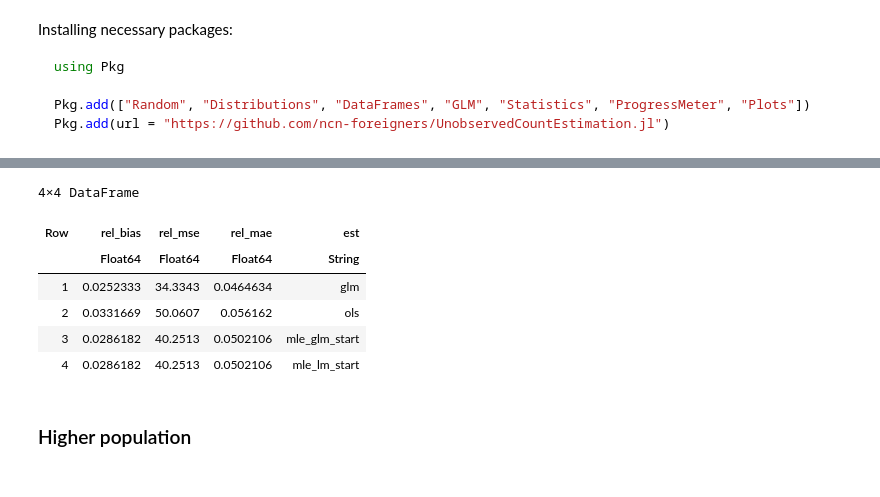
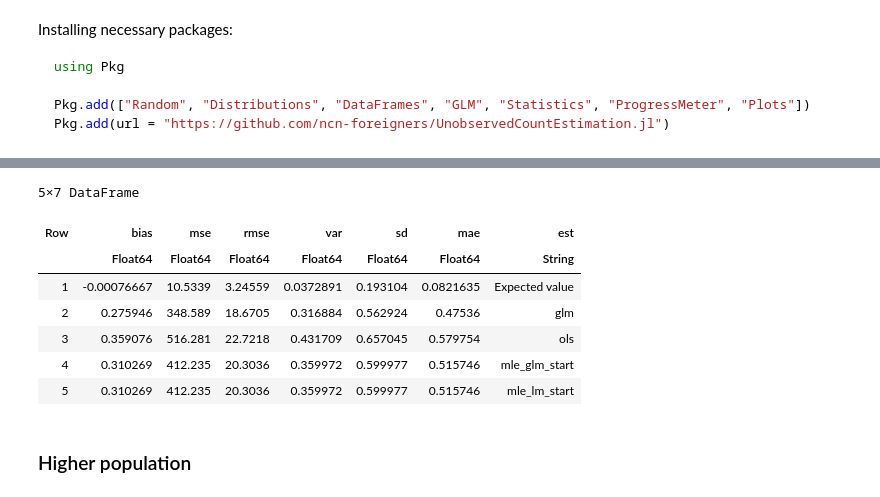
Before and after one commit to ncn-foreigners/Estimation-of-the-number-of-irregular-foreigners, a Jupyter notebook: original_model_sim.ipynb, the cells around one changed output, grey strips where cells are left out. Cells and saved outputs as stored; diff of their text form; code cells hidden in the pictures.

```diff
--- a/original_model_sim.ipynb
+++ b/original_model_sim.ipynb
@@ -89,18 +89,22 @@ DataFrame(
-# %%
-DataFrame(
-    rel_bias = [mean((df_res[:, 2] .- df_res[:, k]) ./ df_res[:, 2])        for k in 3:6],
-    rel_mse  = [mean(((df_res[:, 2] .- df_res[:, k]) .^ 2) ./ df_res[:, 2]) for k in 3:6],
-    rel_mae  = [mean(abs.(df_res[:, 2] .- df_res[:, k]) ./ df_res[:, 2])    for k in 3:6],
-    est      = ["glm", "ols", "mle_glm_start", "mle_lm_start"]
-)
-# %% [output]
-4×4 DataFrame
-| Row | rel_bias | rel_mse | rel_mae | est |
-|  | Float64 | Float64 | Float64 | String |
-| 1 | 0.0252333 | 34.3343 | 0.0464634 | glm |
-| 2 | 0.0331669 | 50.0607 | 0.056162 | ols |
-| 3 | 0.0286182 | 40.2513 | 0.0502106 | mle_glm_start |
-| 4 | 0.0286182 | 40.2513 | 0.0502106 | mle_lm_start |
+# %%
+DataFrame(
+    bias  = [mean((df_res[:, 1] .- df_res[:, k]) ./ 1000)        for k in 2:6],
+    mse   = [mean(((df_res[:, 1] .- df_res[:, k]) .^ 2) ./ 1000) for k in 2:6],
+    rmse  = [sqrt(mean(((df_res[:, 1] .- df_res[:, k]) .^ 2) ./ 1000)) for k in 2:6],
+    var   = [var(df_res[:, k] / 1000) for k in 2:6],
+    sd    = [std(df_res[:, k] / 1000) for k in 2:6],
+    mae   = [mean(abs.(df_res[:, 1] .- df_res[:, k]) ./ 1000)    for k in 2:6],
+    est   = ["Expected value", "glm", "ols", "mle_glm_start", "mle_lm_start"]
+)
+# %% [output]
+5×7 DataFrame
+| Row | bias | mse | rmse | var | sd | mae | est |
+|  | Float64 | Float64 | Float64 | Float64 | Float64 | Float64 | String |
+| 1 | -0.00076667 | 10.5339 | 3.24559 | 0.0372891 | 0.193104 | 0.0821635 | Expected value |
+| 2 | 0.275946 | 348.589 | 18.6705 | 0.316884 | 0.562924 | 0.47536 | glm |
+| 3 | 0.359076 | 516.281 | 22.7218 | 0.431709 | 0.657045 | 0.579754 | ols |
+| 4 | 0.310269 | 412.235 | 20.3036 | 0.359972 | 0.599977 | 0.515746 | mle_glm_start |
+| 5 | 0.310269 | 412.235 | 20.3036 | 0.359972 | 0.599977 | 0.515746 | mle_lm_start |
 # %%
 CSV.write(pwd() * "/data_raw/init_res.csv", df_res);
 # %% [markdown]
```
Also changed, not shown: parts of 5 cells of this notebook, 2 other files.
